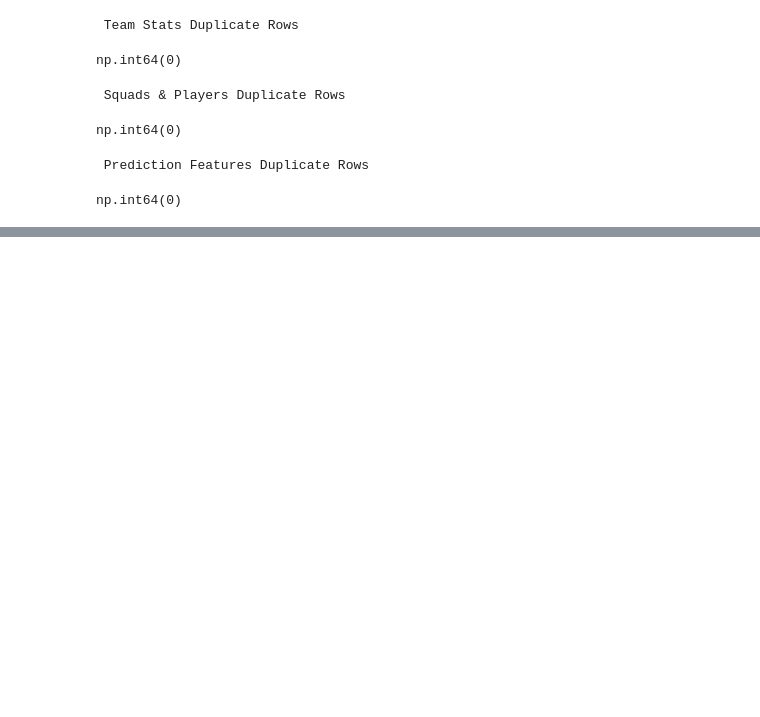
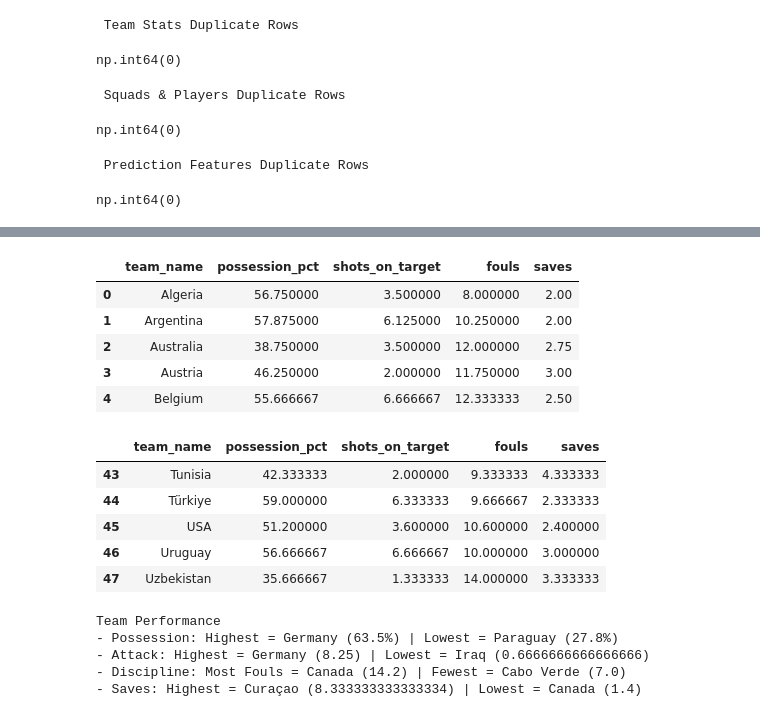
Before and after one commit to quantwothree/making-sense-of-FIFA, a Jupyter notebook: FIFA.ipynb, the cells around one changed output, grey strips where cells are left out. Cells and saved outputs as stored; diff of their text form; code cells hidden in the pictures; blank space fills up the shorter version.

```diff
--- a/FIFA.ipynb
+++ b/FIFA.ipynb
@@ -204,0 +242,10 @@ np.int64(0)
+# %%
+# these 2 columns record how many scores each team (home or away) has for penalty shootout
+# which does not happen when a match has a winner by the end of time
+# We cannot just drop them or fill in with anything rather than a zero otherwise it would skew the dataset
+
+df_matches_cleaned['home_penalty_score'] = df_matches_cleaned['home_penalty_score'].fillna(0).astype(int)
+df_matches_cleaned['away_penalty_score'] = df_matches_cleaned['away_penalty_score'].fillna(0).astype(int)
+
+# verify to check there is no NaN left
+display(df_matches_cleaned.isnull().sum())
@@ -204,0 +270,52 @@ np.int64(0)
+# %%
+# combine the relavant datasets into one
+df_obj_A = pd.merge(df_team_stats_cleaned, df_teams_cleaned[['team_id', 'team_name']], on='team_id', how='inner')
+df_obj_A = pd.merge(df_obj_A, df_matches_cleaned[['match_id', 'result_type']], on='match_id', how='inner')
+
+# calculate the average per match for each team
+team_avg = df_obj_A.groupby('team_name')[
+    ['possession_pct', 'shots_on_target', 'fouls', 'saves']
+].mean().reset_index()
+
+display(team_avg.head())
+display(team_avg.tail())
+
+# possession control
+best_possession = team_avg.loc[team_avg['possession_pct'].idxmax()]
+worst_possession = team_avg.loc[team_avg['possession_pct'].idxmin()]
+
+# attacking threat
+best_attack = team_avg.loc[team_avg['shots_on_target'].idxmax()]
+worst_attack = team_avg.loc[team_avg['shots_on_target'].idxmin()]
+
+# discipline
+most_fouls = team_avg.loc[team_avg['fouls'].idxmax()]
+cleanest = team_avg.loc[team_avg['fouls'].idxmin()]
+
+# defensive
+most_saves = team_avg.loc[team_avg['saves'].idxmax()]
+fewest_saves = team_avg.loc[team_avg['saves'].idxmin()]
+
+print("Team Performance")
+print(f"- Possession: Highest = {best_possession['team_name']} ({best_possession['possession_pct']}%) | Lowest = {worst_possession['team_name']} ({worst_possession['possession_pct']}%)")
+print(f"- Attack: Highest = {best_attack['team_name']} ({best_attack['shots_on_target']}) | Lowest = {worst_attack['team_name']} ({worst_attack['shots_on_target']})")
+print(f"- Discipline: Most Fouls = {most_fouls['team_name']} ({most_fouls['fouls']}) | Fewest = {cleanest['team_name']} ({cleanest['fouls']})")
+print(f"- Saves: Highest = {most_saves['team_name']} ({most_saves['saves']}) | Lowest = {fewest_saves['team_name']} ({fewest_saves['saves']})")
+# %% [output]
+|  | team_name | possession_pct | shots_on_target | fouls | saves |
+| 0 | Algeria | 56.750000 | 3.500000 | 8.000000 | 2.00 |
+| 1 | Argentina | 57.875000 | 6.125000 | 10.250000 | 2.00 |
+| 2 | Australia | 38.750000 | 3.500000 | 12.000000 | 2.75 |
+| 3 | Austria | 46.250000 | 2.000000 | 11.750000 | 3.00 |
+| 4 | Belgium | 55.666667 | 6.666667 | 12.333333 | 2.50 |
+|  | team_name | possession_pct | shots_on_target | fouls | saves |
+| 43 | Tunisia | 42.333333 | 2.000000 | 9.333333 | 4.333333 |
+| 44 | Türkiye | 59.000000 | 6.333333 | 9.666667 | 2.333333 |
+| 45 | USA | 51.200000 | 3.600000 | 10.600000 | 2.400000 |
+| 46 | Uruguay | 56.666667 | 6.666667 | 10.000000 | 3.000000 |
+| 47 | Uzbekistan | 35.666667 | 1.333333 | 14.000000 | 3.333333 |
+Team Performance
+- Possession: Highest = Germany (63.5%) | Lowest = Paraguay (27.8%)
+- Attack: Highest = Germany (8.25) | Lowest = Iraq (0.6666666666666666)
+- Discipline: Most Fouls = Canada (14.2) | Fewest = Cabo Verde (7.0)
+- Saves: Highest = Curaçao (8.333333333333334) | Lowest = Canada (1.4)
```
Also changed, not shown: parts of 5 cells of this notebook.
